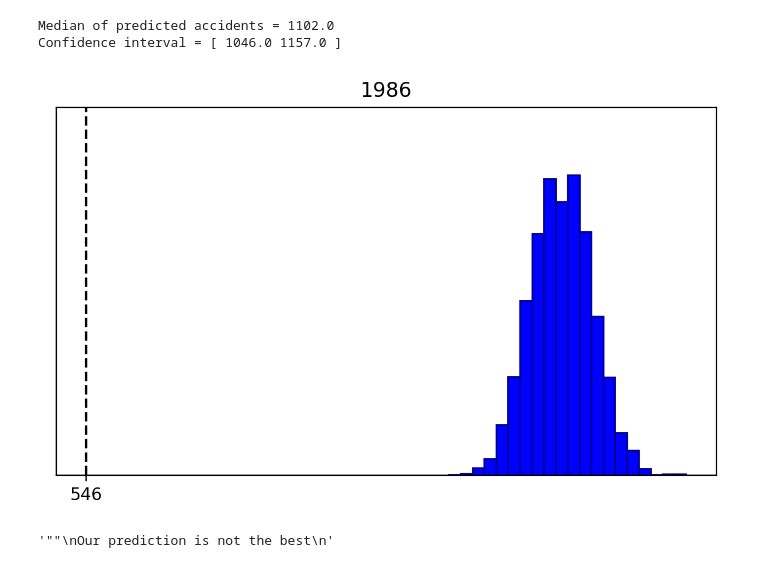
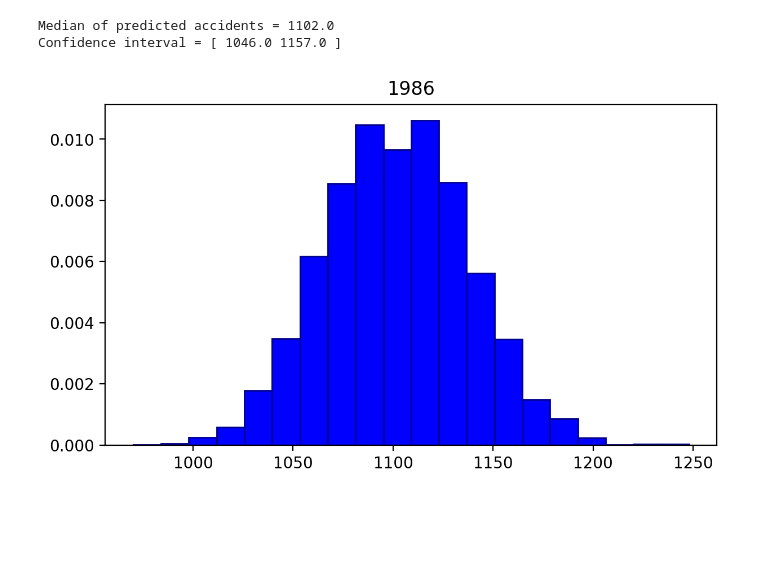
Before and after one commit to MateuszKas/Data-Analytics, a Jupyter notebook: Lab 4.ipynb, the cells around one changed output. Saved outputs shown, nothing was run; the diff lists cells and outputs as text; code cells hidden in the pictures; blank space fills up the shorter version.

```diff
--- a/Lab 4.ipynb
+++ b/Lab 4.ipynb
@@ -422,16 +419,7 @@ Confidence interval = [ 1046.0 1157.0 ]
 # %%
 fig, ax = plt.subplots(1, 1, figsize=(7, 4))
 ax.hist(y_1986,bins=20,color=blue,edgecolor=dark_blue,density=True)
 ax.set_title('1986')
-tv = 546
-ax.plot([tv,tv],[0,0.013],linestyle='--',color='black')
-ax.set_yticks([])
-ax.set_xticks([tv])
-ax.set_ylim([0,0.013])
 plt.show()
-"""""
-As we can see our prediction is not the best
-"""""
 # %% [output]
-[figure, old version]
+[figure, new version]
-'""\nOur prediction is not the best\n'
```
Also changed, not shown: parts of 2 cells of this notebook.
